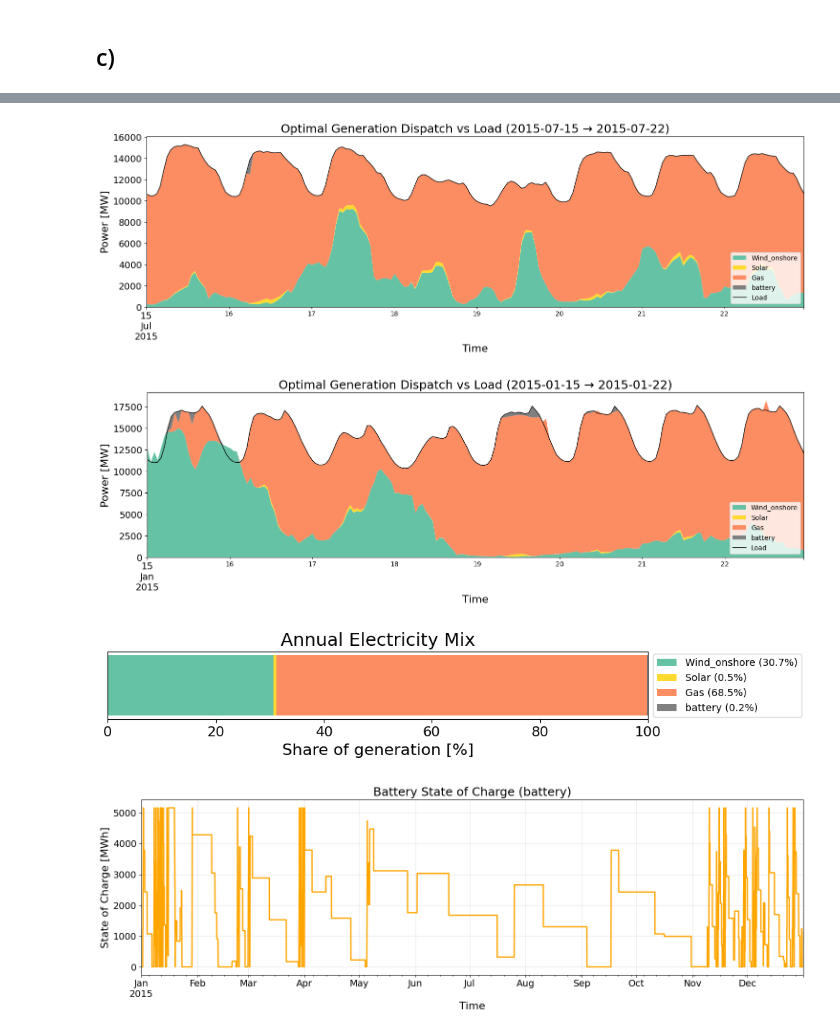
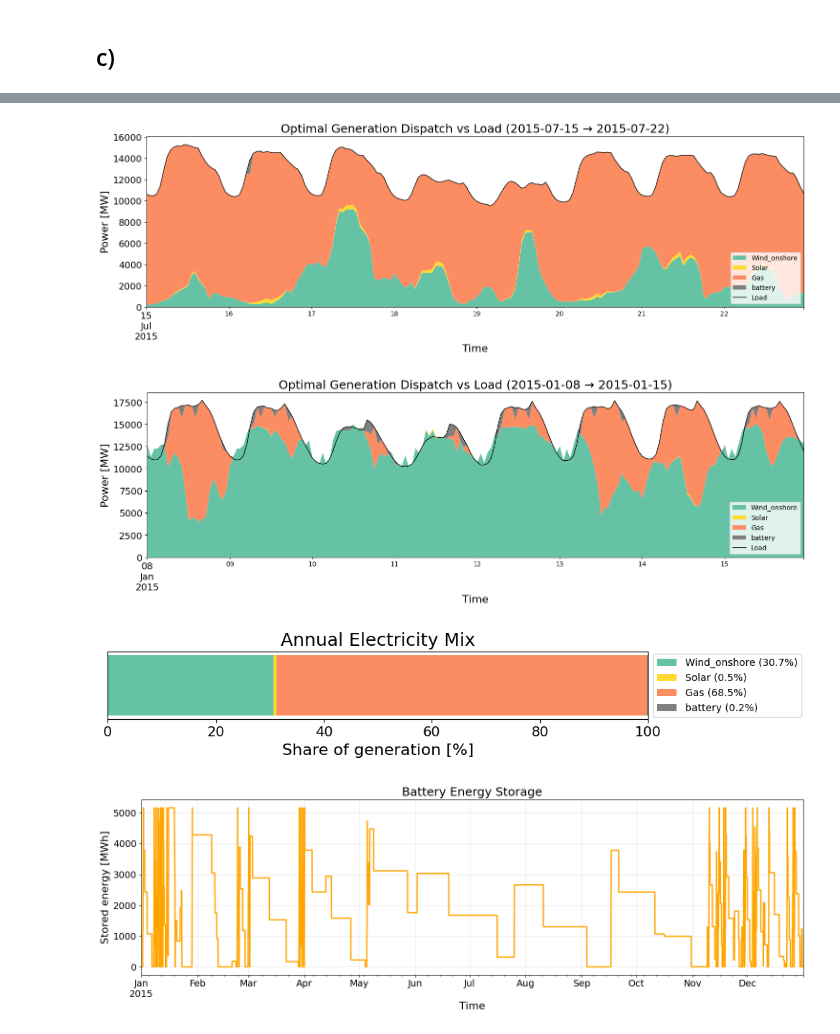
Before and after one commit to Victor-Hald/46770-IEG-Group8, a Jupyter notebook: part_a_b_c.ipynb, the cells around one changed output, grey strips where cells are left out. Saved outputs shown, nothing was run; the diff lists cells and outputs as text; code cells hidden in the pictures.

Commit message:
All parts done. just need plots for part c

```diff
--- a/part_a_b_c.ipynb
+++ b/part_a_b_c.ipynb
@@ -548,8 +549,8 @@ plt.show()
 # ---------------------
 
 # --- Set start and end date for plotting ---
-start_date = "2015-01-15"
-end_date   = "2015-01-22"
+start_date = "2015-01-08"
+end_date   = "2015-01-15"
 
 # --- Apply mask ---
 gen_dispatch = nc.generators_t.p.loc[start_date:end_date]
@@ -636,35 +637,36 @@ ax.legend(loc="center left", bbox_to_anchor=(1, 0.5))
 plt.tight_layout()
 plt.xticks(fontsize=14)
 plt.show()
 
 # ---------------------
 # BATTERY STATE OF CHARGE (SOC) TIMESERIES
 # ---------------------
 
 # --- Select the battery storage unit ---
 battery_name = "battery"
 
 # --- Slice the SoC time series for the whole year ---
 soc = nc.storage_units_t.state_of_charge[battery_name]
 
+
 #focus on a particular week or month
 #start_date = "2015-07-01"
 #end_date   = "2015-07-08"
 #soc = soc.loc[start_date:end_date]
 
 # --- Plot ---
 plt.figure(figsize=(15,5))
 soc.plot(color='orange', linewidth=2)
 plt.xlabel("Time", fontsize=16)
-plt.ylabel("State of Charge [MWh]", fontsize=16)
-plt.title(f"Battery State of Charge ({battery_name})", fontsize=18)
+plt.ylabel("Stored energy [MWh]", fontsize=16)
+plt.title(f"Battery Energy Storage", fontsize=18)
 plt.grid(True, alpha=0.3)
 plt.xticks(fontsize=14)
 plt.yticks(fontsize=14)
 plt.tight_layout()
 plt.show()
 # %% [output]
 [figure]
-[figure, old version]
+[figure, new version]
 [figure]
-[figure, old version]
+[figure, new version]
```
Also changed, not shown: parts of 9 cells of this notebook.
